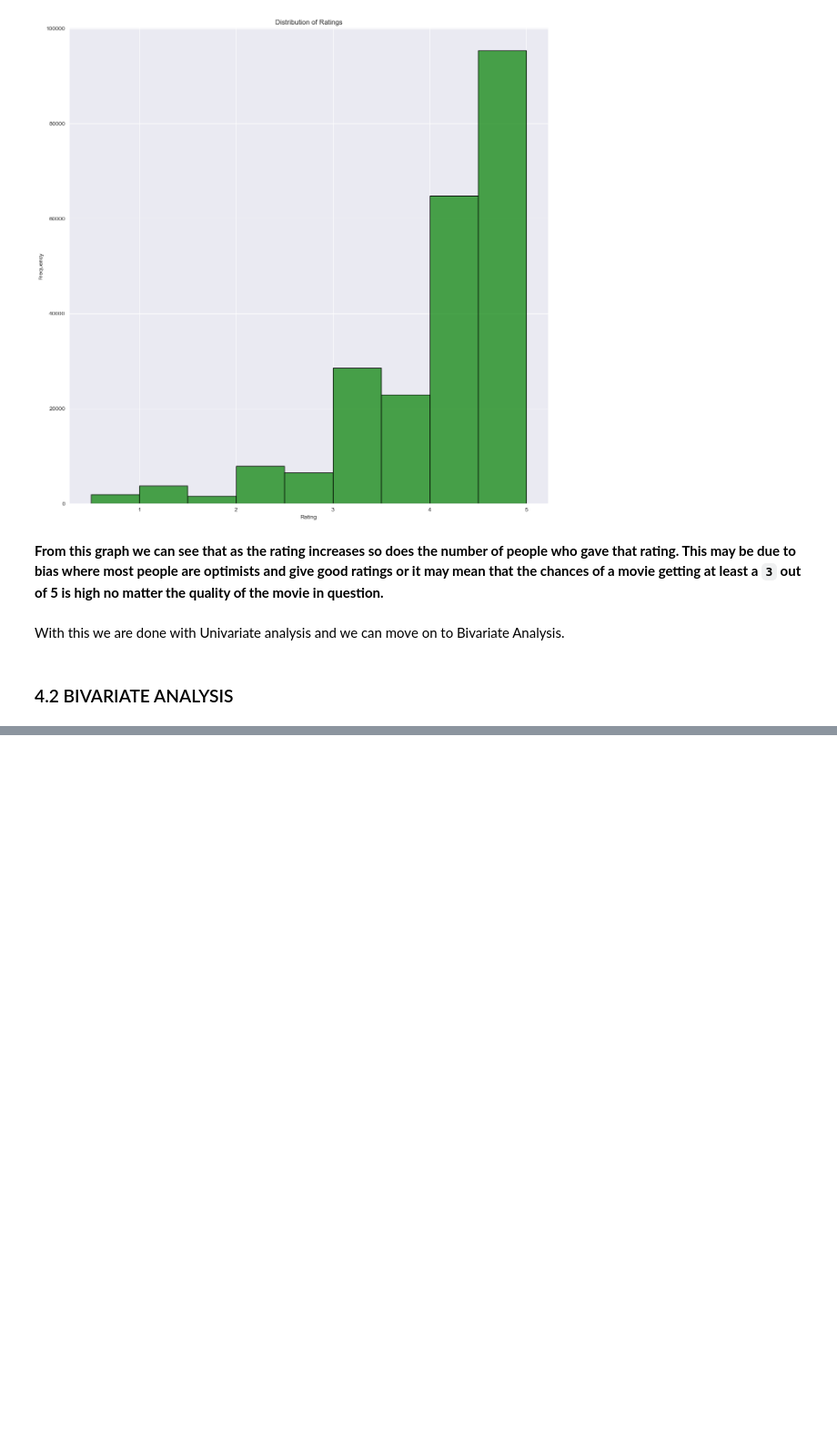
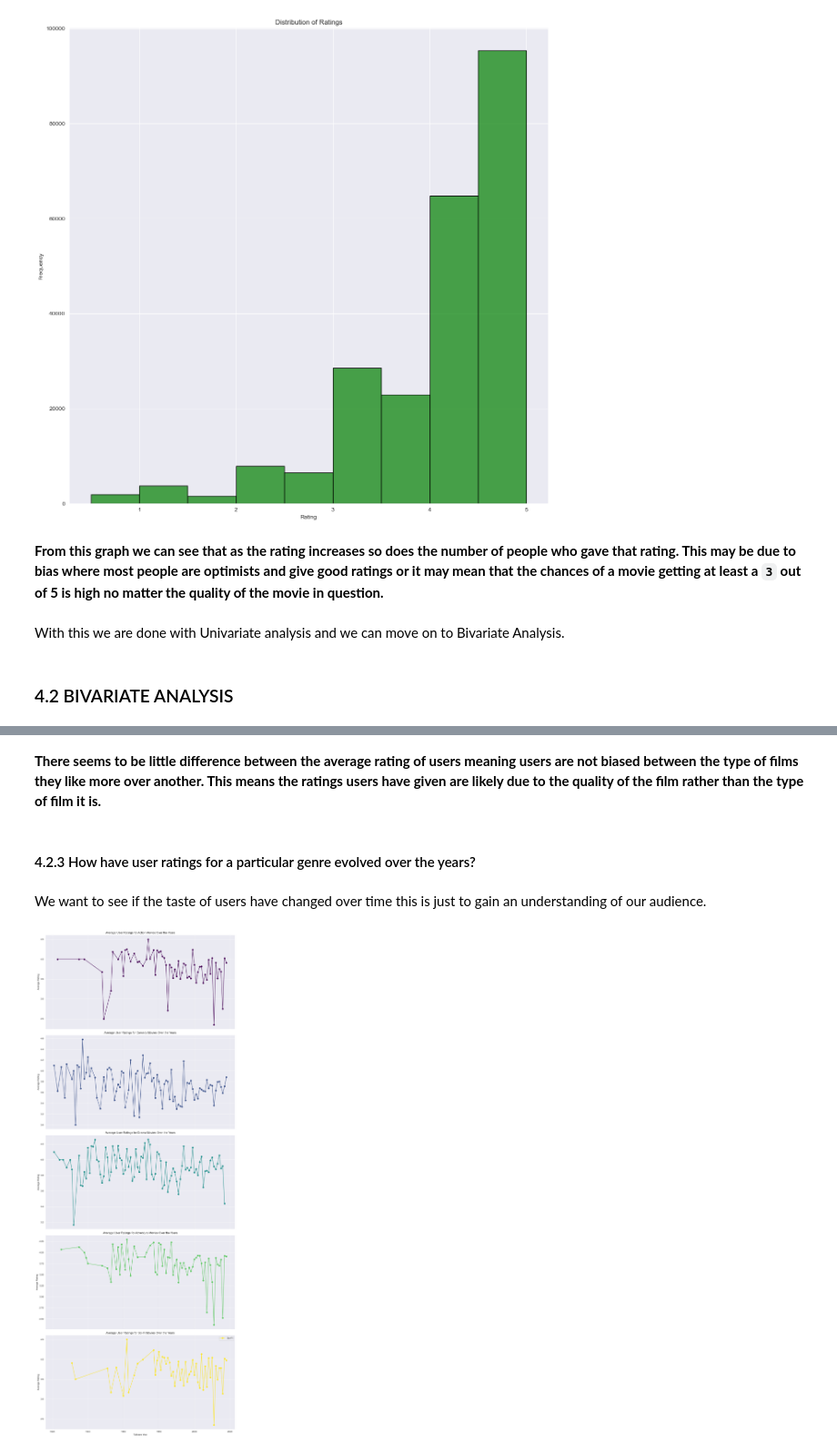
Before and after one commit to DennisWainaina/Movie-Recommendation-System-Project, a Jupyter notebook: index.ipynb, the cells around one changed output, grey strips where cells are left out. Shown at 91% size. Cells and saved outputs as stored; diff of their text form; code cells hidden in the pictures; blank space fills up the shorter version.

```diff
--- a/index.ipynb
+++ b/index.ipynb
@@ -757,0 +828,38 @@ new_df.head()
+# %% [markdown]
+**There seems to be little difference between the average rating of users meaning users are not biased between the type of films they like more over another. This means the ratings users have given are likely due to the quality of the film rather than the type of film it is.**
+# %% [markdown]
+#### 4.2.3  How have user ratings for a particular genre evolved over the years?
+# %% [markdown]
+We want to see if the taste of users have changed over time this is just to gain an understanding of our audience.
+# %%
+
+# Let's focus on the most common type of films
+genres_of_interest = ['Action', 'Comedy', 'Drama', 'Adventure', 'Sci-Fi']  # Modify as needed
+
+# Creating subplots for each genre
+n_genres = len(genres_of_interest)
+fig, axes = plt.subplots(n_genres, 1, figsize=(12, 6 * n_genres), sharex=True)
+
+# Defining custom colors for each genre using a colormap
+colors = plt.cm.viridis(np.linspace(0, 1, n_genres))
+
+for i, genre in enumerate(genres_of_interest):
+    # Filtering the DataFrame for the genre of interest
+    genre_filtered_df = new_df[new_df['Genres'].str.contains(genre, case=False, na=False)]
+
+    # Grouping by release year and calculate the average user rating for each year
+    genre_ratings_by_year = genre_filtered_df.groupby('year_movie_released')['Rating'].mean().reset_index()
+
+    # Creating the line plot for the genre in the corresponding subplot
+    axes[i].plot(genre_ratings_by_year['year_movie_released'], genre_ratings_by_year['Rating'], marker='o', label=genre, color=colors[i])
+    axes[i].set_ylabel('Average Rating')
+    axes[i].set_title(f'Average User Ratings for {genre} Movies Over the Years')
+    axes[i].grid(True)
+
+# Add a common x-axis label and legend
+plt.xlabel('Release Year')
+plt.legend(loc='best')
+plt.tight_layout()
+plt.show()
+# %% [output]
+[figure, added]
```
Also changed, not shown: parts of 15 cells of this notebook.
